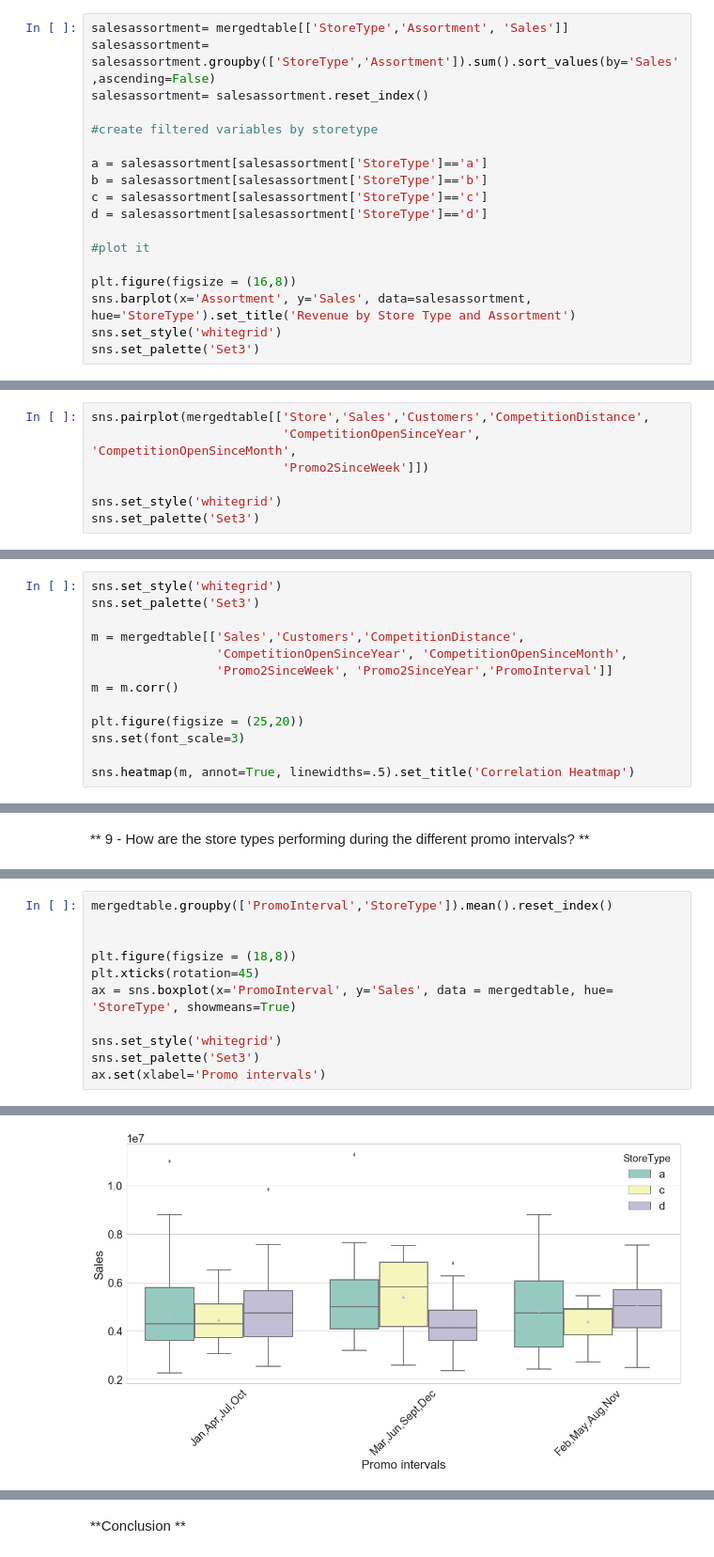
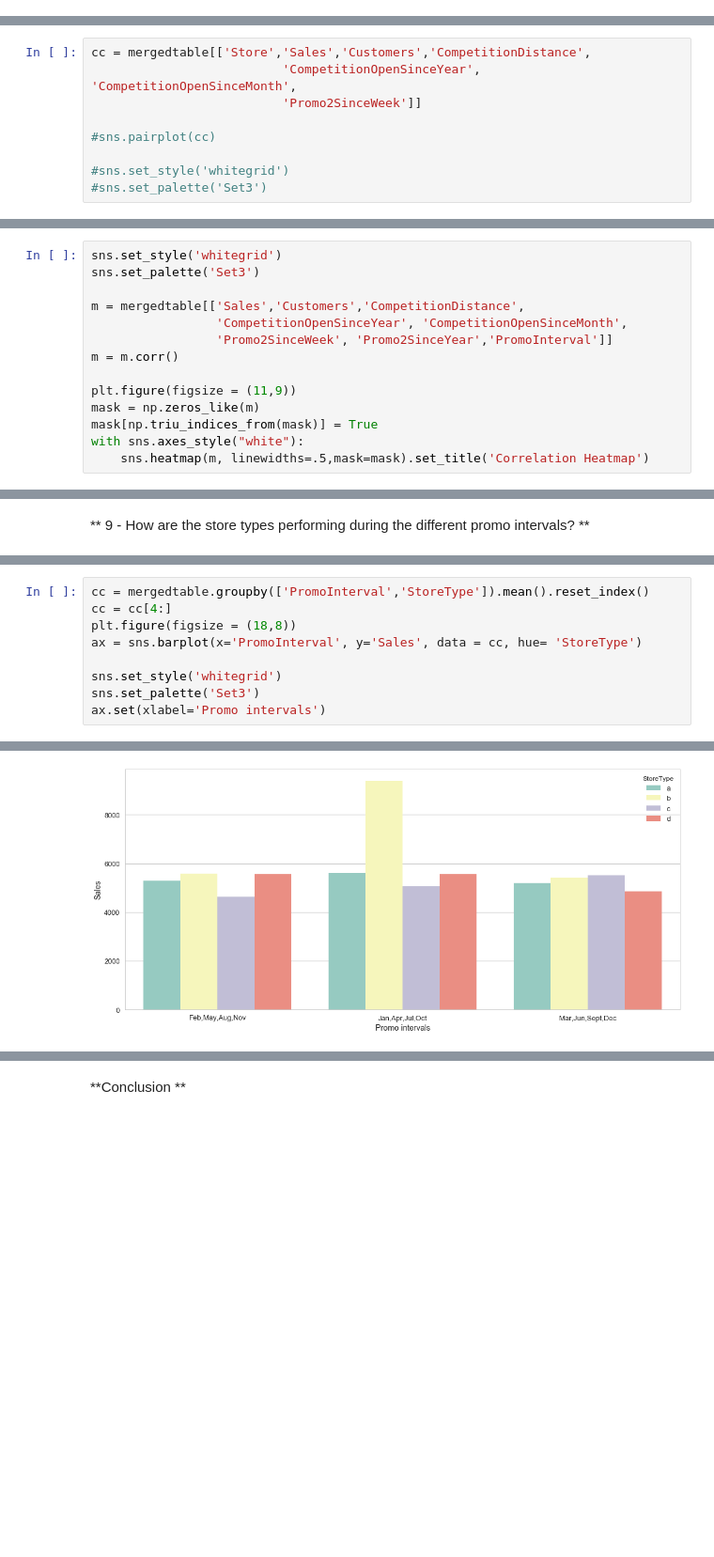
Before and after one commit to BambyG/Rossmann-sales-analysis, a Jupyter notebook: final_presentation_rossmann.ipynb, the cells around one changed output, grey strips where cells are left out. Shown at 94% size. Drawn from its saved outputs; the diff is of its cells as text; blank space fills up the shorter version.

```diff
--- a/final_presentation_rossmann.ipynb
+++ b/final_presentation_rossmann.ipynb
@@ -554,18 +664,0 @@ What if we cross the information, and find out how each assortment are sold in e
-# %%
-salesassortment= mergedtable[['StoreType','Assortment', 'Sales']]
-salesassortment= salesassortment.groupby(['StoreType','Assortment']).sum().sort_values(by='Sales',ascending=False)
-salesassortment= salesassortment.reset_index()
-
-#create filtered variables by storetype
-
-a = salesassortment[salesassortment['StoreType']=='a']
-b = salesassortment[salesassortment['StoreType']=='b']
-c = salesassortment[salesassortment['StoreType']=='c']
-d = salesassortment[salesassortment['StoreType']=='d']
-
-#plot it
-
-plt.figure(figsize = (16,8))
-sns.barplot(x='Assortment', y='Sales', data=salesassortment, hue='StoreType').set_title('Revenue by Store Type and Assortment')
-sns.set_style('whitegrid')
-sns.set_palette('Set3')
@@ -578,7 +669,9 @@ Here, I have created this pair plot to have a quick idea or confirmation of the
 # %%
-sns.pairplot(mergedtable[['Store','Sales','Customers','CompetitionDistance',
+cc = mergedtable[['Store','Sales','Customers','CompetitionDistance',
                           'CompetitionOpenSinceYear', 'CompetitionOpenSinceMonth',
-                          'Promo2SinceWeek']])
+                          'Promo2SinceWeek']]
 
-sns.set_style('whitegrid')
-sns.set_palette('Set3')
+#sns.pairplot(cc)
+
+#sns.set_style('whitegrid')
+#sns.set_palette('Set3')
@@ -595,8 +686,9 @@ m = mergedtable[['Sales','Customers','CompetitionDistance',
                  'Promo2SinceWeek', 'Promo2SinceYear','PromoInterval']]
 m = m.corr()
 
-plt.figure(figsize = (25,20))
-sns.set(font_scale=3)
-
-sns.heatmap(m, annot=True, linewidths=.5).set_title('Correlation Heatmap')
+plt.figure(figsize = (11,9))
+mask = np.zeros_like(m)
+mask[np.triu_indices_from(mask)] = True
+with sns.axes_style("white"):
+    sns.heatmap(m, linewidths=.5,mask=mask).set_title('Correlation Heatmap')
 # %% [output]
@@ -668,17 +757,15 @@ In this graph, the mean is also represented by the grey dot.
 # %%
-mergedtable.groupby(['PromoInterval','StoreType']).mean().reset_index()
-
-
+cc = mergedtable.groupby(['PromoInterval','StoreType']).mean().reset_index()
+cc = cc[4:]
 plt.figure(figsize = (18,8))
-plt.xticks(rotation=45)
-ax = sns.boxplot(x='PromoInterval', y='Sales', data = mergedtable, hue= 'StoreType', showmeans=True)
+ax = sns.barplot(x='PromoInterval', y='Sales', data = cc, hue= 'StoreType')
 
 sns.set_style('whitegrid')
 sns.set_palette('Set3')
 ax.set(xlabel='Promo intervals')
 # %% [output]
 [<matplotlib.text.Text at 0x...>]
-[figure, old version]
+[figure, new version]
 # %%
 mergedtable[['PromoInterval','StoreType','Sales']].groupby(['StoreType','PromoInterval']).mean()
 # %% [output]
```
Also changed, not shown: parts of 92 cells of this notebook, 3 other files.
